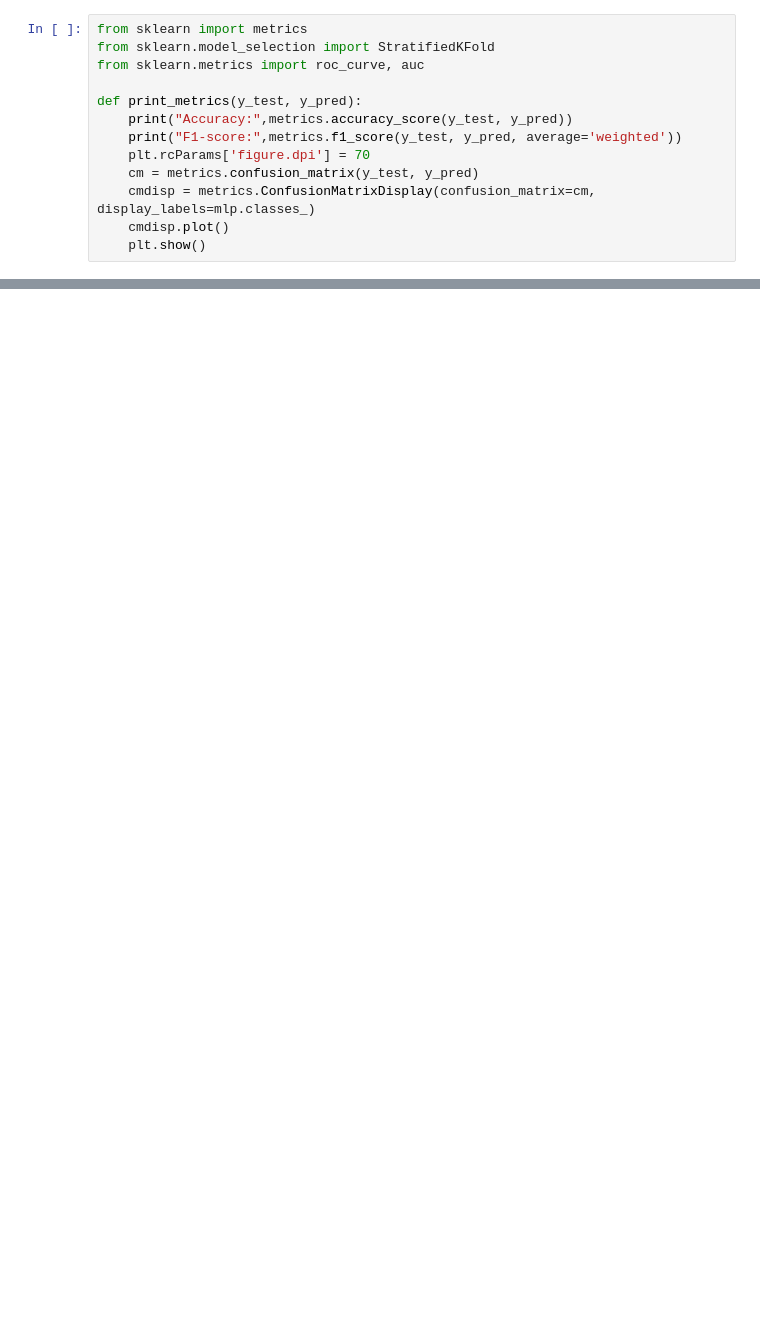
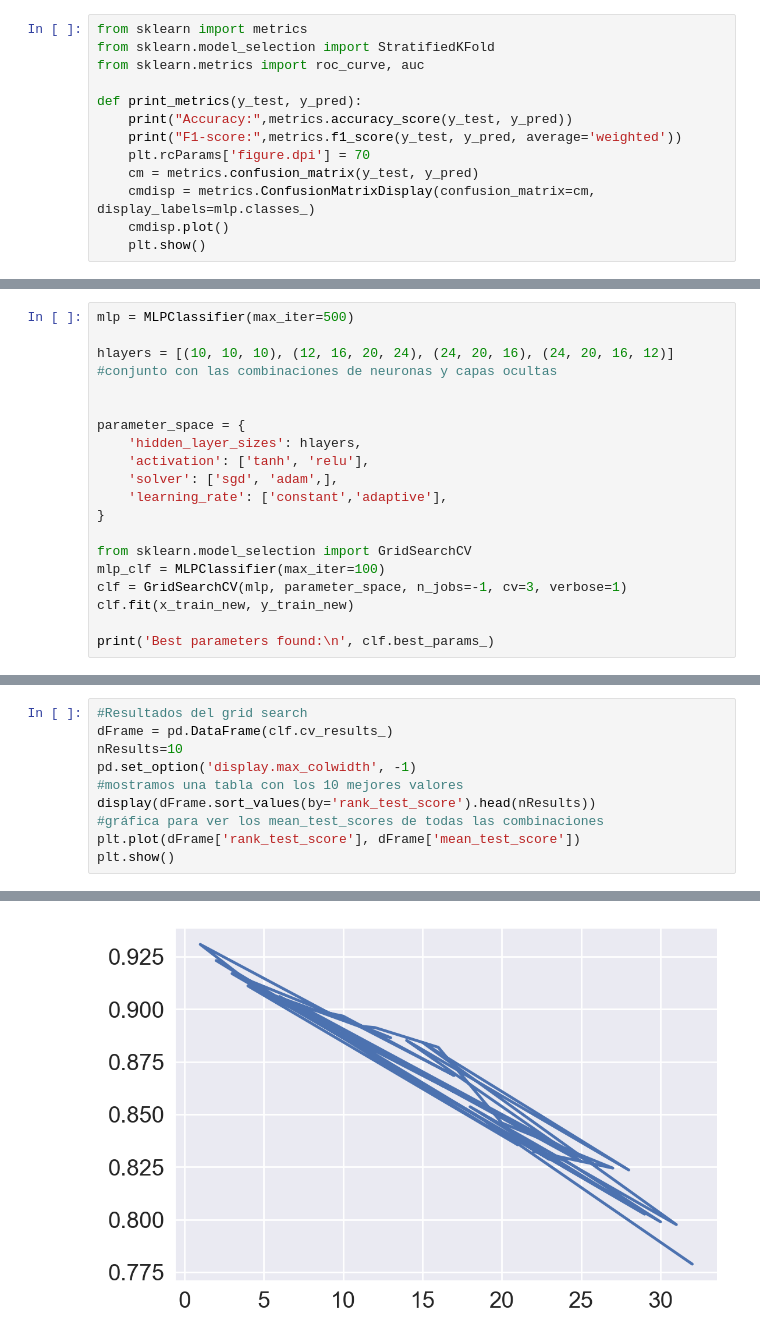
Before and after one commit to danibt656/Gas-sensor-for-home-activity, a Jupyter notebook: red_neuronal.ipynb, the cells around one changed output, grey strips where cells are left out. Cells and saved outputs as stored; diff of their text form; blank space fills up the shorter version.

Commit message:
Added Grid Search on neuronal network

```diff
--- a/red_neuronal.ipynb
+++ b/red_neuronal.ipynb
@@ -222,0 +231,19 @@ F1-score: 0.0
+# %%
+mlp = MLPClassifier(max_iter=500)
+
+hlayers = [(10, 10, 10), (12, 16, 20, 24), (24, 20, 16), (24, 20, 16, 12)] #conjunto con las combinaciones de neuronas y capas ocultas
+
+
+parameter_space = {
+    'hidden_layer_sizes': hlayers,
+    'activation': ['tanh', 'relu'],
+    'solver': ['sgd', 'adam',],
+    'learning_rate': ['constant','adaptive'],
+}
+
+from sklearn.model_selection import GridSearchCV
+mlp_clf = MLPClassifier(max_iter=100)
+clf = GridSearchCV(mlp, parameter_space, n_jobs=-1, cv=3, verbose=1)
+clf.fit(x_train_new, y_train_new)
+
+print('Best parameters found:\n', clf.best_params_)
@@ -222,0 +256,11 @@ F1-score: 0.0
+# %%
+#Resultados del grid search
+dFrame = pd.DataFrame(clf.cv_results_)
+nResults=10
+pd.set_option('display.max_colwidth', -1)
+#mostramos una tabla con los 10 mejores valores
+display(dFrame.sort_values(by='rank_test_score').head(nResults))
+#gráfica para ver los mean_test_scores de todas las combinaciones
+plt.plot(dFrame['rank_test_score'], dFrame['mean_test_score'])
+plt.show()
+# %% [output]
@@ -222,0 +278 @@ F1-score: 0.0
+[figure, added]
```
Also changed, not shown: parts of 12 cells of this notebook.
